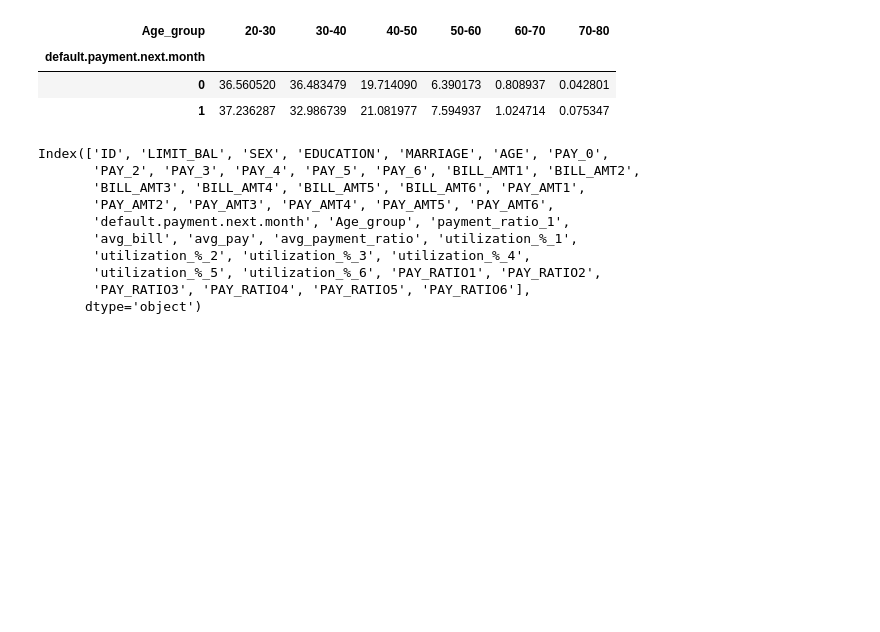
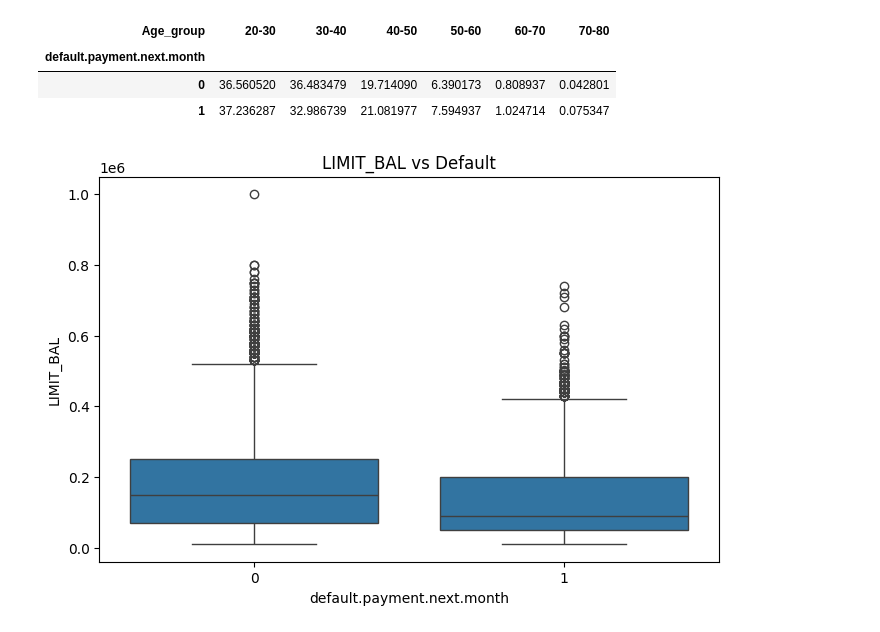
Before and after one commit to Koresrimanth/testgit, a Jupyter notebook: ml.ipynb, the cells around one changed output. Cells and saved outputs as stored; diff of their text form; code cells hidden in the pictures; blank space fills up the shorter version.

Commit message:
credit default updated to modeling

```diff
--- a/ml.ipynb
+++ b/ml.ipynb
@@ -10,7 +10,7 @@ Path to dataset files: C:\Users\Srimanth\.cache\kagglehub\datasets\uciml\default
 # %%
 import pandas as pd
 
-df=pd.read_csv(r"C:\Users\Srimanth\Desktop\UCI_Credit_Card.csv")
+df=pd.read_csv(r"C:\Users\kores\OneDrive\Desktop\UCI_Credit_Card.csv")
 df.head(5)
 # %% [output]
 |  | ID | LIMIT_BAL | SEX | EDUCATION | MARRIAGE | AGE | PAY_0 | PAY_2 | PAY_3 | PAY_4 | ... |
@@ -306,15 +306,12 @@ pd.crosstab(df['default.payment.next.month'],df['Age_group'],normalize='index')*
 | 1 | 37.236287 | 32.986739 | 21.081977 | 7.594937 | 1.024714 | 0.075347 |
 # %%
 target='default.payment.next.month'
-utilzation_ratio=
+import seaborn as sns
+import matplotlib.pyplot as plt
+
+plt.figure(figsize=(8,5))
+sns.boxplot(x=target, y='LIMIT_BAL', data=df)
+plt.title('LIMIT_BAL vs Default')
+plt.show()
 # %% [output]
-Index(['ID', 'LIMIT_BAL', 'SEX', 'EDUCATION', 'MARRIAGE', 'AGE', 'PAY_0',
-       'PAY_2', 'PAY_3', 'PAY_4', 'PAY_5', 'PAY_6', 'BILL_AMT1', 'BILL_AMT2',
-       'BILL_AMT3', 'BILL_AMT4', 'BILL_AMT5', 'BILL_AMT6', 'PAY_AMT1',
-       'PAY_AMT2', 'PAY_AMT3', 'PAY_AMT4', 'PAY_AMT5', 'PAY_AMT6',
-       'default.payment.next.month', 'Age_group', 'payment_ratio_1',
-       'avg_bill', 'avg_pay', 'avg_payment_ratio', 'utilization_%_1',
-       'utilization_%_2', 'utilization_%_3', 'utilization_%_4',
-       'utilization_%_5', 'utilization_%_6', 'PAY_RATIO1', 'PAY_RATIO2',
-       'PAY_RATIO3', 'PAY_RATIO4', 'PAY_RATIO5', 'PAY_RATIO6'],
-      dtype='object')
+[figure, added]
```
Also changed, not shown: parts of 41 cells of this notebook.
